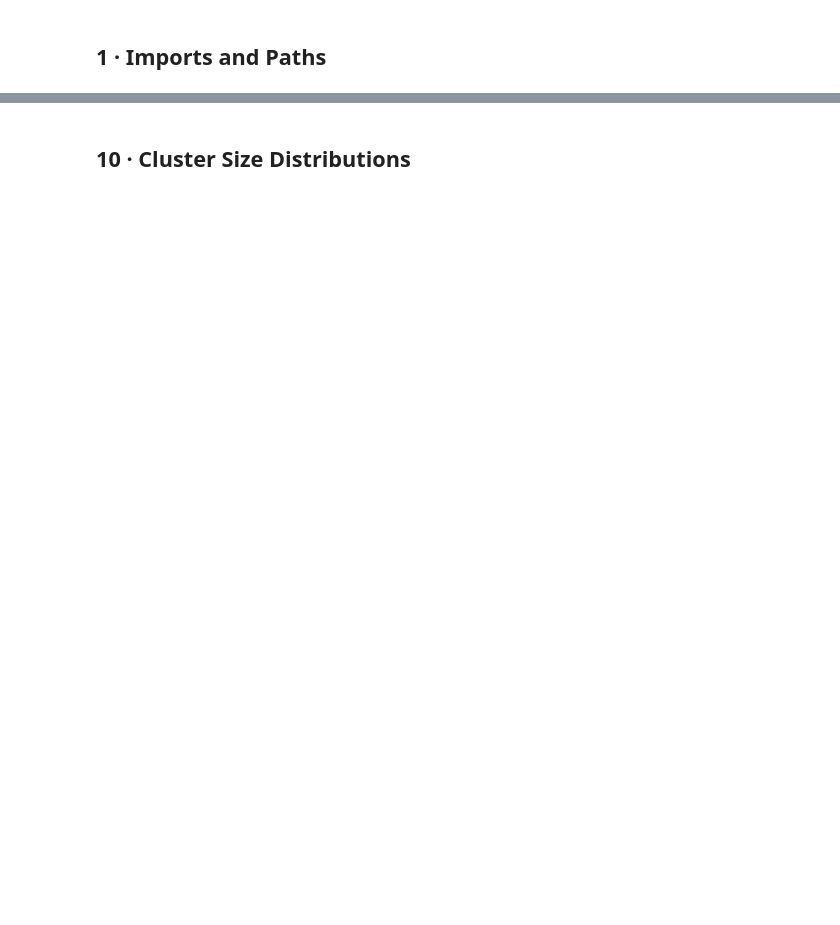
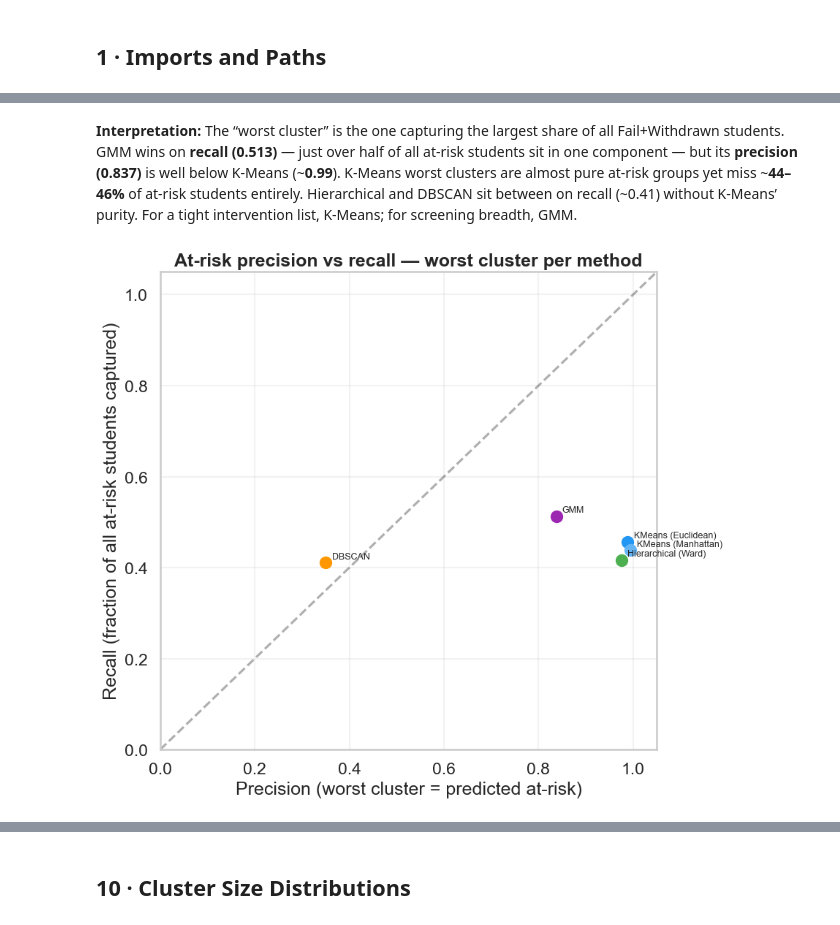
Before and after one commit to AfafKhadraoui/Student-Learning-Behavior-Clustering-Profiling, a Jupyter notebook: notebooks/07_model_comparison.ipynb, the cells around one changed output, grey strips where cells are left out. Saved outputs shown, nothing was run; the diff lists cells and outputs as text; code cells hidden in the pictures; blank space fills up the shorter version.

```diff
--- a/notebooks/07_model_comparison.ipynb
+++ b/notebooks/07_model_comparison.ipynb
@@ -485,0 +577,25 @@ plt.show()
+# %% [markdown]
+**Interpretation:** The “worst cluster” is the one capturing the largest share of all Fail+Withdrawn students. GMM wins on **recall (0.513)** — just over half of all at-risk students sit in one component — but its **precision (0.837)** is well below K-Means (~**0.99**). K-Means worst clusters are almost pure at-risk groups yet miss ~**44–46%** of at-risk students entirely. Hierarchical and DBSCAN sit between on recall (~0.41) without K-Means’ purity. For a tight intervention list, K-Means; for screening breadth, GMM.
+# %%
+
+fig, ax = plt.subplots(figsize=(9, 8))
+for method, row in at_risk_df.iterrows():
+    ax.scatter(
+        row['Precision (worst cluster)'], row['Recall (worst cluster)'],
+        s=120, color=METHOD_COLORS.get(method, '#888'), label=method, zorder=3,
+    )
+    ax.annotate(method, (row['Precision (worst cluster)'], row['Recall (worst cluster)']),
+                textcoords='offset points', xytext=(6, 4), fontsize=9)
+lim = [0, 1.05]
+ax.plot(lim, lim, 'k--', alpha=0.35, label='precision = recall')
+ax.set_xlim(lim)
+ax.set_ylim(lim)
+ax.set_xlabel('Precision (worst cluster = predicted at-risk)')
+ax.set_ylabel('Recall (fraction of all at-risk students captured)')
+ax.set_title('At-risk precision vs recall — worst cluster per method', fontweight='bold')
+ax.grid(True, alpha=0.25)
+plt.tight_layout()
+plt.savefig(FIGURES_DIR / 'at_risk_precision_recall_scatter.png', bbox_inches='tight', dpi=150)
+plt.show()
+# %% [output]
+[figure, added]
```
Also changed, not shown: parts of 89 cells of this notebook, 1 other file.
